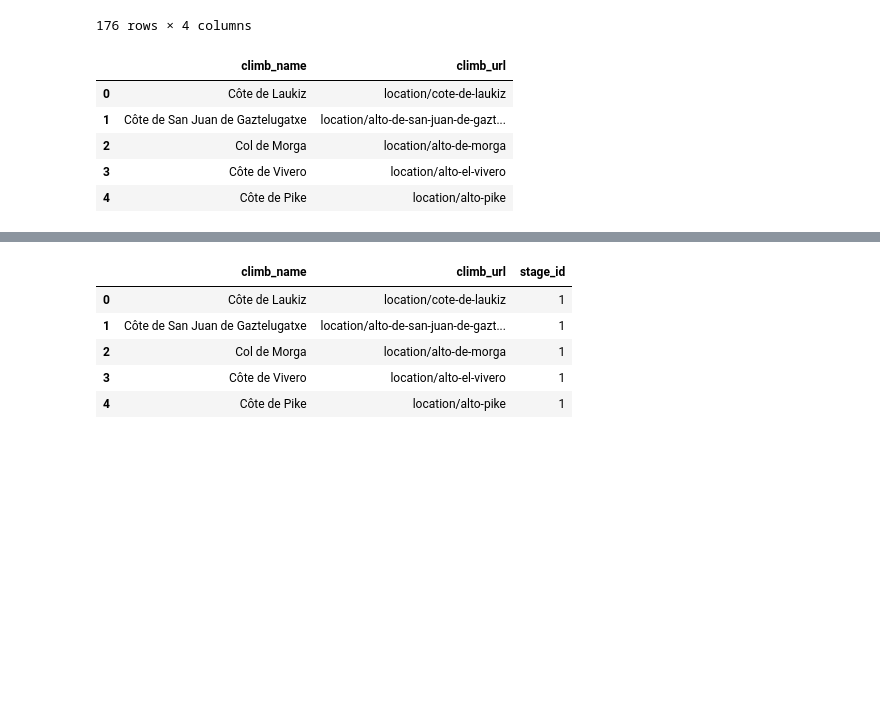
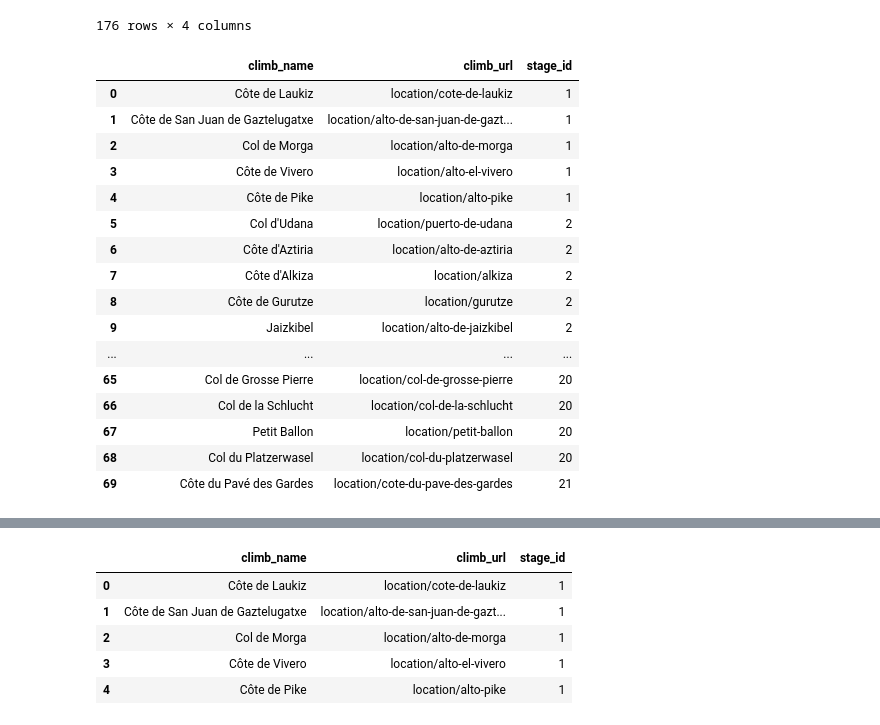
Before and after one commit to luisgh87/w4-project_ETL, a Jupyter notebook: le_grande_boucle.ipynb, the cells around one changed output, grey strips where cells are left out. Saved outputs shown, nothing was run; the diff lists cells and outputs as text; code cells hidden in the pictures; blank space fills up the shorter version.

```diff
--- a/le_grande_boucle.ipynb
+++ b/le_grande_boucle.ipynb
@@ -109,21 +109,43 @@ startlist_df
 # Exportar a csv los datos de tour de france
 
 startlist_df.to_csv('startlist.csv', index=False)
-# %%
-
-stage = Stage("race/tour-de-france/2023/stage-1")
-
-stage1 = stage.climbs()
-
-stage1
-
-stage1_df = pd.DataFrame(stage1)
-
-stage1_df
-# %% [output]
-|  | climb_name | climb_url |
-| 0 | Côte de Laukiz | location/cote-de-laukiz |
-| 1 | Côte de San Juan de Gaztelugatxe | location/alto-de-san-juan-de-gazt... |
-| 2 | Col de Morga | location/alto-de-morga |
-| 3 | Côte de Vivero | location/alto-el-vivero |
-| 4 | Côte de Pike | location/alto-pike |
+# %%
+def getStages(maxEtapa):
+    stage_climbs=[]
+    for stages in range(1,maxEtapa+1):
+        stage = Stage("race/tour-de-france/2023/stage-{}".format(stages))
+        climbs = stage.climbs()
+        for x in climbs:
+            x["stage_id"] = stages
+        stage_climbs.append(climbs)
+
+    # Convertir la lista anidada en una lista plana de diccionarios
+    flat_data = [item for sublist in stage_climbs for item in sublist]
+
+    # Crear un DataFrame a partir de la lista de diccionarios
+    stages = pd.DataFrame(flat_data)
+
+    # Mostrar el DataFrame
+    return stages
+
+maxEtapa = 21
+stages = getStages(maxEtapa)
+stages
+# %% [output]
+|  | climb_name | climb_url | stage_id |
+| 0 | Côte de Laukiz | location/cote-de-laukiz | 1 |
+| 1 | Côte de San Juan de Gaztelugatxe | location/alto-de-san-juan-de-gazt... | 1 |
+| 2 | Col de Morga | location/alto-de-morga | 1 |
+| 3 | Côte de Vivero | location/alto-el-vivero | 1 |
+| 4 | Côte de Pike | location/alto-pike | 1 |
+| 5 | Col d'Udana | location/puerto-de-udana | 2 |
+| 6 | Côte d'Aztiria | location/alto-de-aztiria | 2 |
+| 7 | Côte d'Alkiza | location/alkiza | 2 |
+| 8 | Côte de Gurutze | location/gurutze | 2 |
+| 9 | Jaizkibel | location/alto-de-jaizkibel | 2 |
+| ... | ... | ... | ... |
+| 65 | Col de Grosse Pierre | location/col-de-grosse-pierre | 20 |
+| 66 | Col de la Schlucht | location/col-de-la-schlucht | 20 |
+| 67 | Petit Ballon | location/petit-ballon | 20 |
+| 68 | Col du Platzerwasel | location/col-du-platzerwasel | 20 |
+| 69 | Côte du Pavé des Gardes | location/cote-du-pave-des-gardes | 21 |
```
Also changed, not shown: parts of 5 cells of this notebook, 2 other files.
